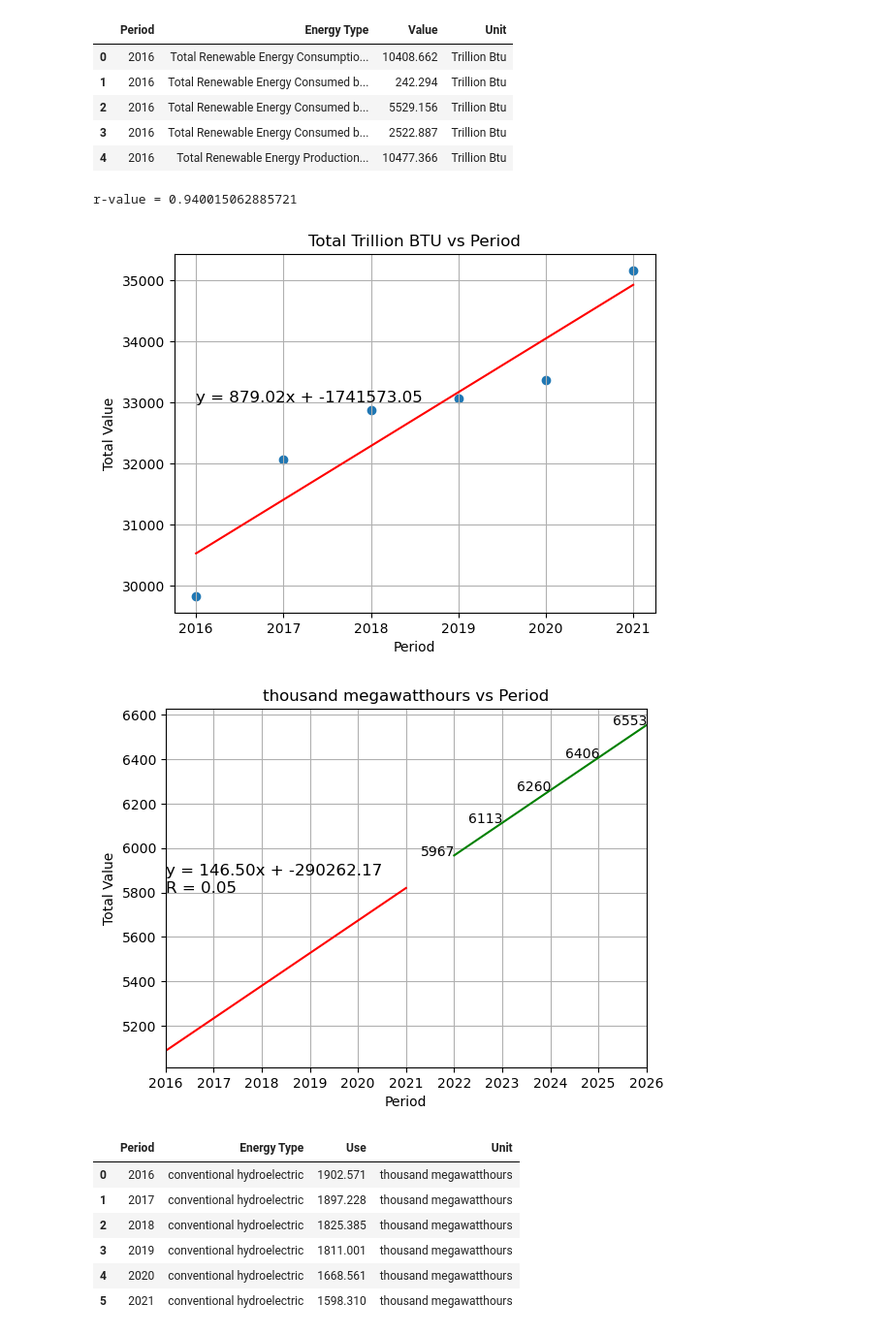
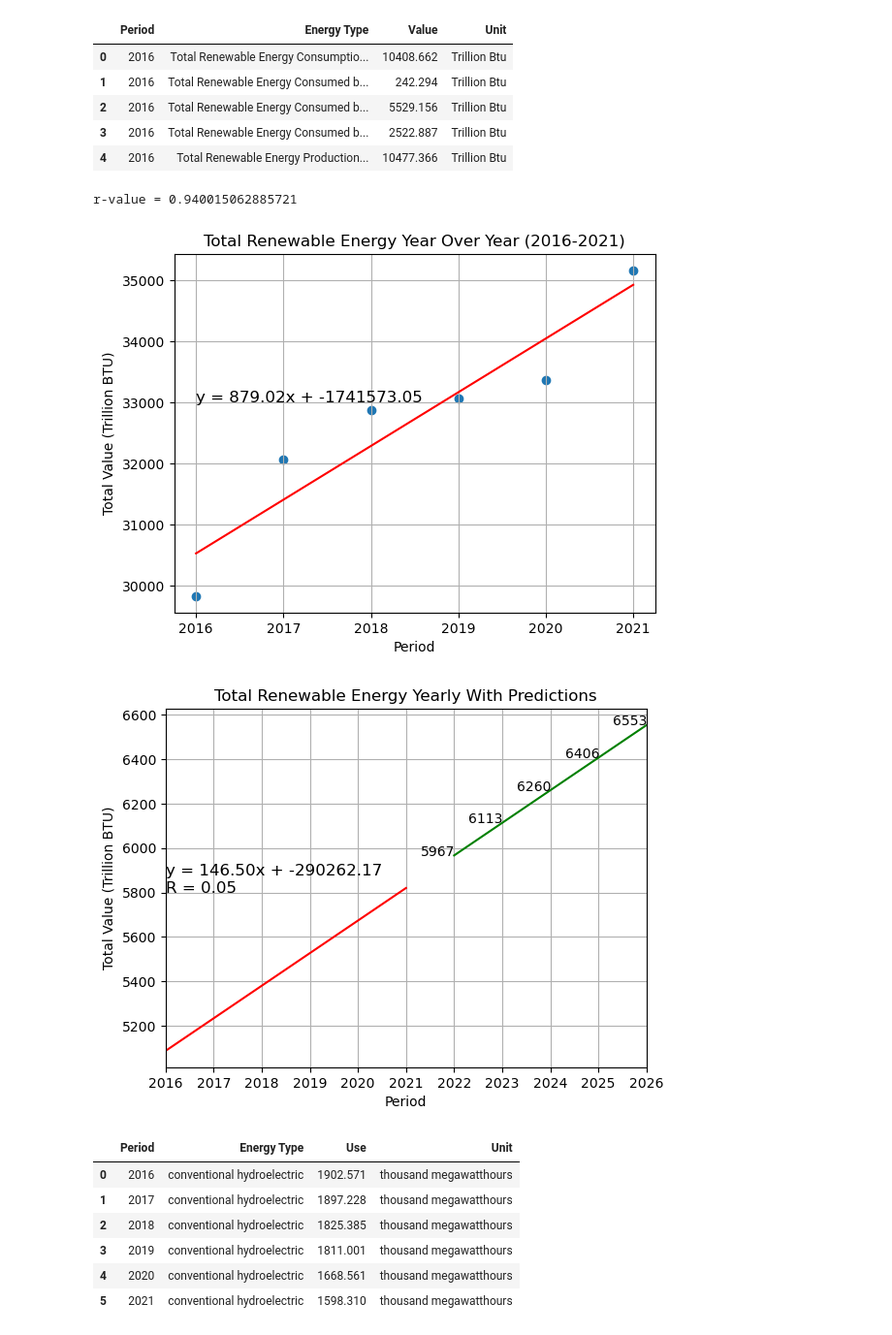
Before and after one commit to Zmart-22/Group-Project-1, a Jupyter notebook: pynergyII.ipynb, the cells around one changed output. Shown at 97% size. Cells and saved outputs as stored; diff of their text form; code cells hidden in the pictures.

```diff
--- a/pynergyII.ipynb
+++ b/pynergyII.ipynb
@@ -29,29 +29,29 @@ total_energy_df.head()
 # %%
 #Create scatter plot with regression line
 units_df = total_energy_df.sort_values(by=['Unit', 'Period'], ascending=True)
 
 # Filter the DataFrame to only include Trillion Btu units and group by period
 btu_df = units_df[units_df['Unit'] == 'Trillion Btu'].groupby('Period')['Value'].sum().reset_index()
 
 # Create a scatter plot with Period on the x-axis and Total Value on the y-axis
 plt.scatter(x='Period', y='Value', data=btu_df)
 
 plt.xlabel('Period')
-plt.ylabel('Total Value')
-plt.title('Total Trillion BTU vs Period')
+plt.ylabel('Total Value (Trillion BTU)')
+plt.title('Total Renewable Energy Year Over Year (2016-2021)')
 
 m, b, r, _, _ = linregress(btu_df['Period'], btu_df['Value'])
 plt.plot(btu_df['Period'], m*btu_df['Period'] + b, color='red')
 plt.text(2016, 33000, f'y = {m:.2f}x + {b:.2f}', fontsize=12)
 
 
 print(f'r-value = {r}')
 
 plt.grid()
 plt.show()
 # %% [output]
 r-value = 0.940015062885721
-[figure, old version]
+[figure, new version]
 # %%
 #prediction for total renew energy
 # Filter the DataFrame to only include data between 2016 and 2021
@@ -68,8 +68,9 @@ plt.xlim(2016, 2026)
 
 plt.xticks([2016, 2017, 2018, 2019, 2020, 2021, 2022, 2023, 2024, 2025, 2026])
 plt.xlabel('Period')
-plt.ylabel('Total Value')
-plt.title('thousand megawatthours vs Period')
+plt.ylabel('Total Value (Trillion BTU)')
+plt.title('Total Renewable Energy Yearly With Predictions')
+
 
 # Calculate and plot the regression line
 
@@ -92,4 +93,4 @@ for x, y in zip(x_pred, y_pred):
 
 plt.show()
 # %% [output]
-[figure, old version]
+[figure, new version]
```
Also changed, not shown: parts of 13 cells of this notebook.
